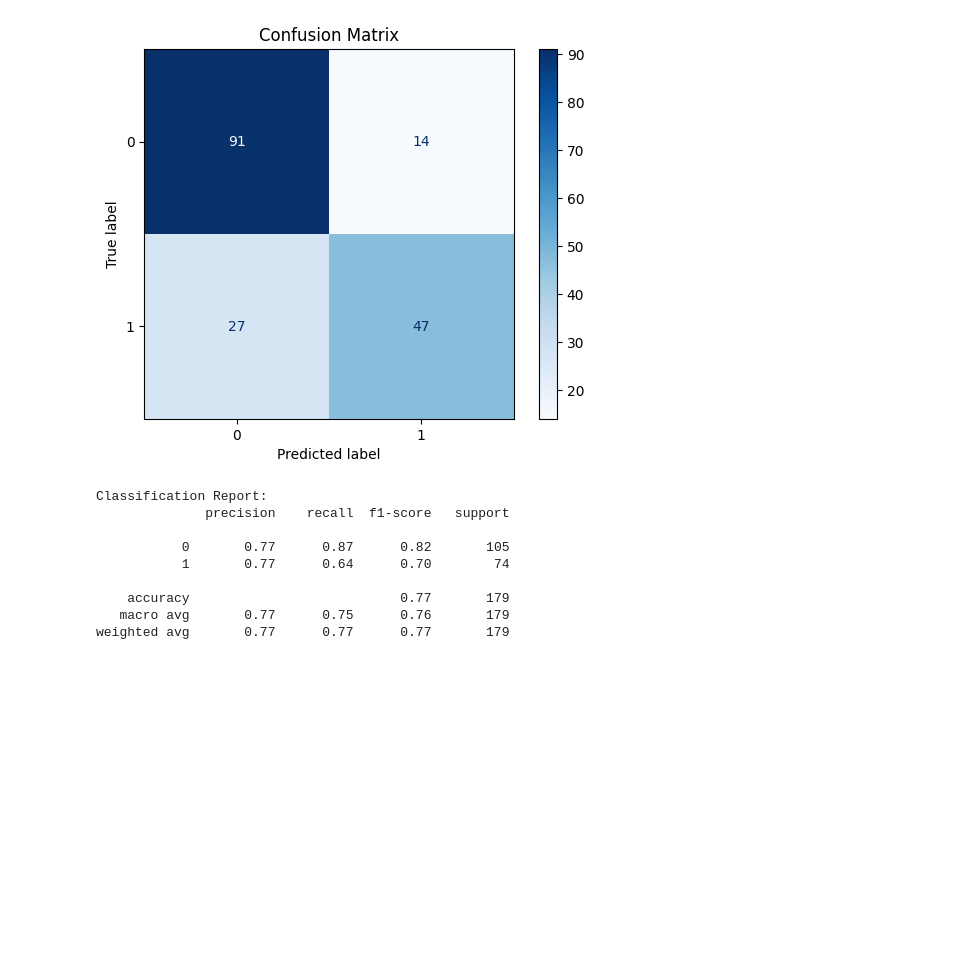
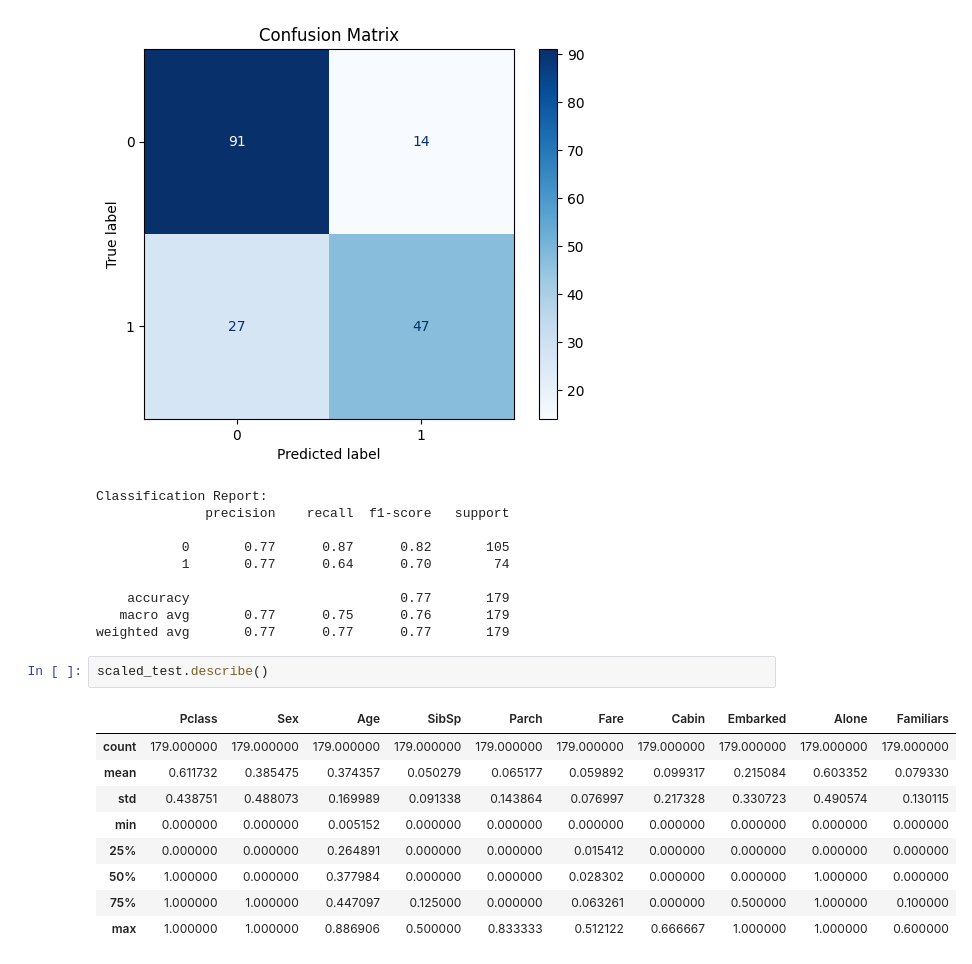
Before and after one commit to KilloPillers/ECS171-Project, a Jupyter notebook: random-forest-titanic.ipynb, the cells around one changed output. Drawn from its saved outputs; the diff is of its cells as text; blank space fills up the shorter version.

```diff
--- a/random-forest-titanic.ipynb
+++ b/random-forest-titanic.ipynb
@@ -461,3 +461,15 @@ Classification Report:
     accuracy                           0.77       179
    macro avg       0.77      0.75      0.76       179
 weighted avg       0.77      0.77      0.77       179
+# %%
+scaled_test.describe()
+# %% [output]
+|  | Pclass | Sex | Age | SibSp | Parch | Fare | Cabin | Embarked | Alone | Familiars |
+| count | 179.000000 | 179.000000 | 179.000000 | 179.000000 | 179.000000 | 179.000000 | 179.000000 | 179.000000 | 179.000000 | 179.000000 |
+| mean | 0.611732 | 0.385475 | 0.374357 | 0.050279 | 0.065177 | 0.059892 | 0.099317 | 0.215084 | 0.603352 | 0.079330 |
+| std | 0.438751 | 0.488073 | 0.169989 | 0.091338 | 0.143864 | 0.076997 | 0.217328 | 0.330723 | 0.490574 | 0.130115 |
+| min | 0.000000 | 0.000000 | 0.005152 | 0.000000 | 0.000000 | 0.000000 | 0.000000 | 0.000000 | 0.000000 | 0.000000 |
+| 25% | 0.000000 | 0.000000 | 0.264891 | 0.000000 | 0.000000 | 0.015412 | 0.000000 | 0.000000 | 0.000000 | 0.000000 |
+| 50% | 1.000000 | 0.000000 | 0.377984 | 0.000000 | 0.000000 | 0.028302 | 0.000000 | 0.000000 | 1.000000 | 0.000000 |
+| 75% | 1.000000 | 1.000000 | 0.447097 | 0.125000 | 0.000000 | 0.063261 | 0.000000 | 0.500000 | 1.000000 | 0.100000 |
+| max | 1.000000 | 1.000000 | 0.886906 | 0.500000 | 0.833333 | 0.512122 | 0.666667 | 1.000000 | 1.000000 | 0.600000 |
```
Also changed, not shown: parts of 1 cell of this notebook, 3 other files.
